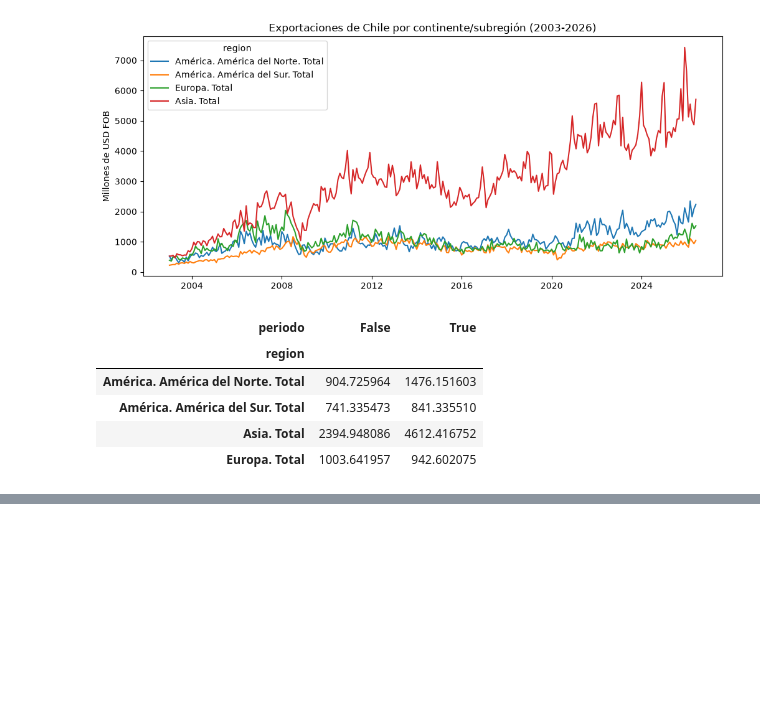
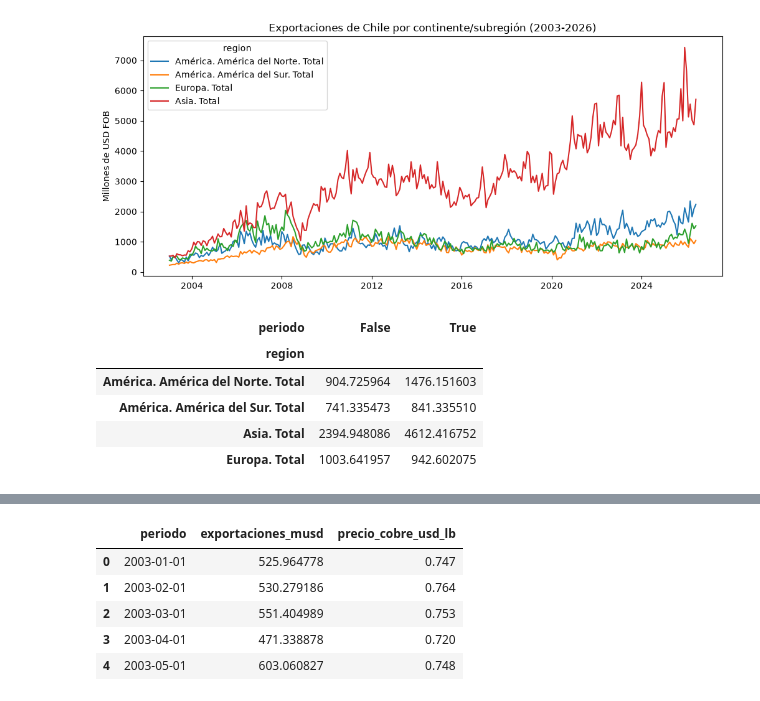
Before and after one commit to Krunzx/data_portfolio, a Jupyter notebook: 01-eda/notebooks/02_analisis_exploratorio.ipynb, the cells around one changed output, grey strips where cells are left out. Saved outputs shown, nothing was run; the diff lists cells and outputs as text; code cells hidden in the pictures; blank space fills up the shorter version.

```diff
--- a/01-eda/notebooks/02_analisis_exploratorio.ipynb
+++ b/01-eda/notebooks/02_analisis_exploratorio.ipynb
@@ -63,0 +75,22 @@ totales_continentes['periodo'] = totales_continentes['periodo'].dt.year
+# %%
+asia_total = df_totales[
+    df_totales['region'] == 'Asia. Total'
+][
+    ['periodo', 'exportaciones_musd']
+]
+
+df_cruce = pd.merge(
+    asia_total,
+    df_cobre,
+    on='periodo',
+    how='inner'
+)
+
+df_cruce.head()
+# %% [output]
+|  | periodo | exportaciones_musd | precio_cobre_usd_lb |
+| 0 | 2003-01-01 | 525.964778 | 0.747 |
+| 1 | 2003-02-01 | 530.279186 | 0.764 |
+| 2 | 2003-03-01 | 551.404989 | 0.753 |
+| 3 | 2003-04-01 | 471.338878 | 0.720 |
+| 4 | 2003-05-01 | 603.060827 | 0.748 |
```
Also changed, not shown: parts of 8 cells of this notebook.
